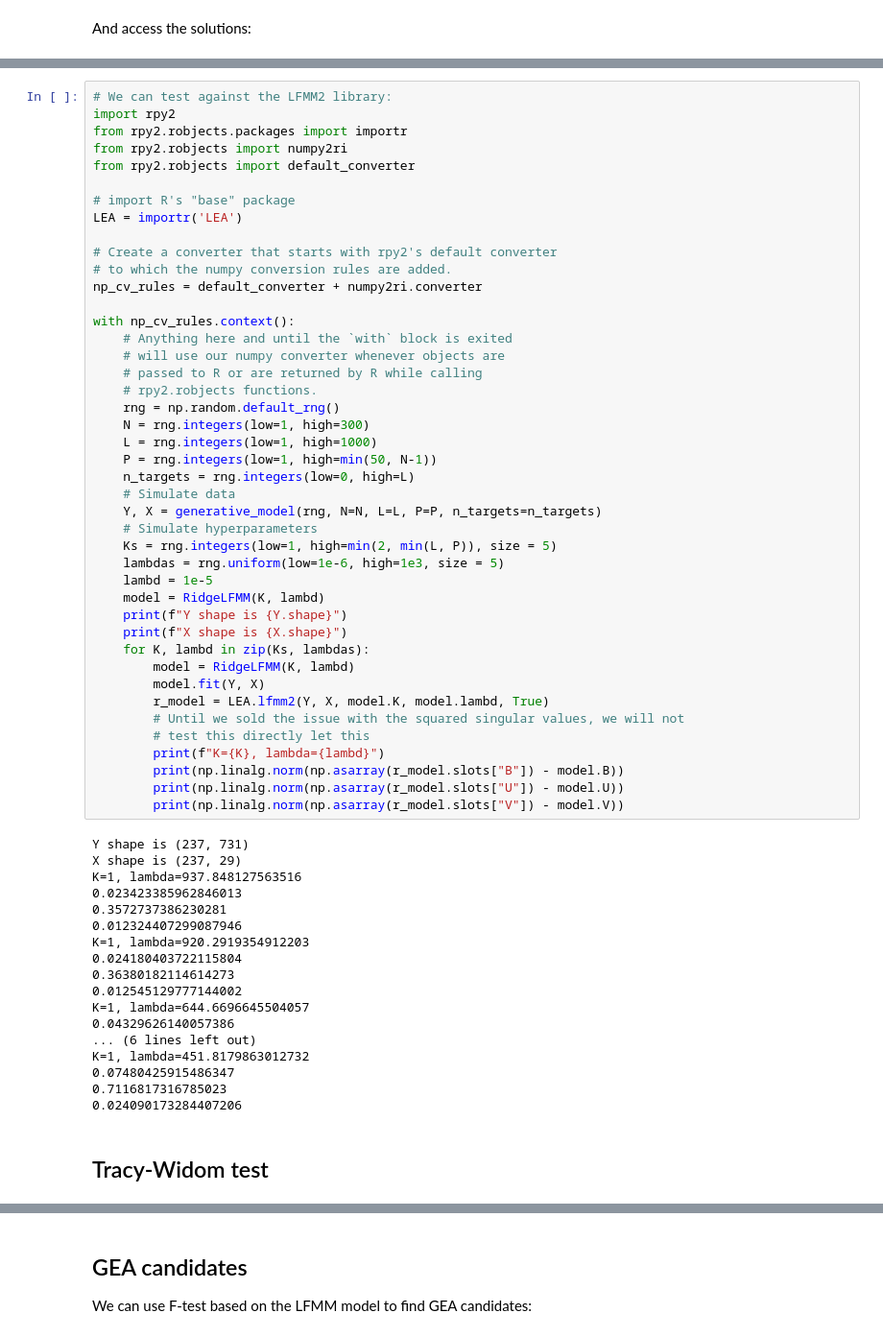
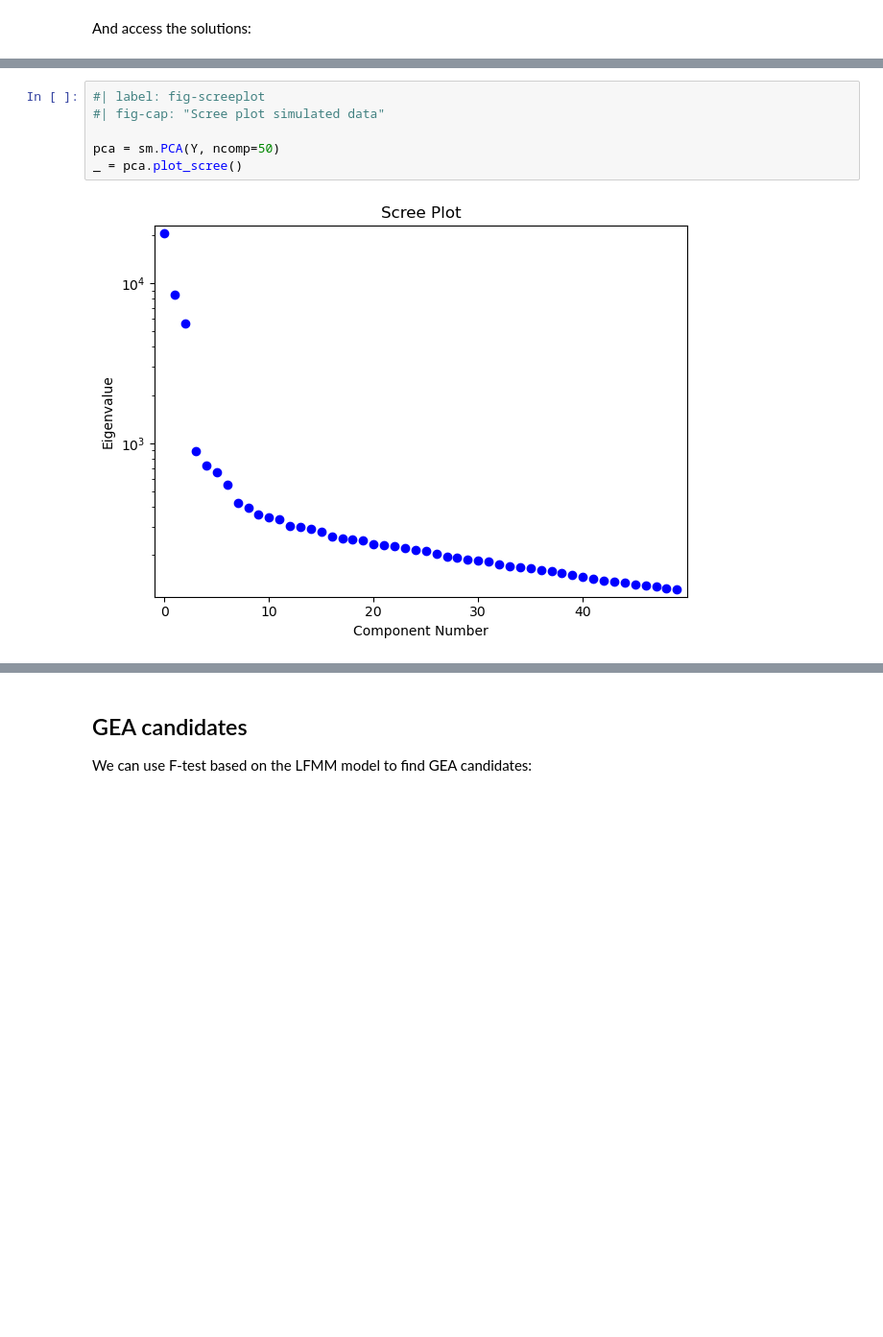
Before and after one commit to currocam/genomic-offsets, a Jupyter notebook: nbs/03_LFMM.ipynb, the cells around one changed output, grey strips where cells are left out. Shown at 96% size. Saved outputs shown, nothing was run; the diff lists cells and outputs as text; blank space fills up the shorter version.

```diff
--- a/nbs/03_LFMM.ipynb
+++ b/nbs/03_LFMM.ipynb
@@ -137,63 +137,8 @@ sm.PCA(Y, ncomp=10).plot_scree()
-# %%
-# We can test against the LFMM2 library:
-import rpy2
-from rpy2.robjects.packages import importr
-from rpy2.robjects import numpy2ri
-from rpy2.robjects import default_converter
-
-# import R's "base" package
-LEA = importr('LEA')
-
-# Create a converter that starts with rpy2's default converter
-# to which the numpy conversion rules are added.
-np_cv_rules = default_converter + numpy2ri.converter
-
-with np_cv_rules.context():
-    # Anything here and until the `with` block is exited
-    # will use our numpy converter whenever objects are
-    # passed to R or are returned by R while calling
-    # rpy2.robjects functions.
-    rng = np.random.default_rng()
-    N = rng.integers(low=1, high=300)
-    L = rng.integers(low=1, high=1000)
-    P = rng.integers(low=1, high=min(50, N-1))
-    n_targets = rng.integers(low=0, high=L)
-    # Simulate data
-    Y, X = generative_model(rng, N=N, L=L, P=P, n_targets=n_targets)
-    # Simulate hyperparameters
-    Ks = rng.integers(low=1, high=min(2, min(L, P)), size = 5)
-    lambdas = rng.uniform(low=1e-6, high=1e3, size = 5)
-    lambd = 1e-5
-    model = RidgeLFMM(K, lambd)
-    print(f"Y shape is {Y.shape}")
-    print(f"X shape is {X.shape}")
-    for K, lambd in zip(Ks, lambdas):
-        model = RidgeLFMM(K, lambd)
-        model.fit(Y, X)
-        r_model = LEA.lfmm2(Y, X, model.K, model.lambd, True)
-        # Until we sold the issue with the squared singular values, we will not
-        # test this directly let this
-        print(f"K={K}, lambda={lambd}")
-        print(np.linalg.norm(np.asarray(r_model.slots["B"]) - model.B))
-        print(np.linalg.norm(np.asarray(r_model.slots["U"]) - model.U))
-        print(np.linalg.norm(np.asarray(r_model.slots["V"]) - model.V))
-# %% [output]
-Y shape is (237, 731)
-X shape is (237, 29)
-K=1, lambda=937.848127563516
-0.023423385962846013
-0.3572737386230281
-0.012324407299087946
-K=1, lambda=920.2919354912203
-0.024180403722115804
-0.36380182114614273
-0.012545129777144002
-K=1, lambda=644.6696645504057
-0.04329626140057386
-... (6 lines left out)
-K=1, lambda=451.8179863012732
-0.07480425915486347
-0.7116817316785023
-0.024090173284407206
-# %% [markdown]
-## Tracy-Widom test
+# %%
+#| label: fig-screeplot
+#| fig-cap: "Scree plot simulated data"
+
+pca = sm.PCA(Y, ncomp=50)
+_ = pca.plot_scree()
+# %% [output]
+[figure, added]
```
Also changed, not shown: parts of 28 cells of this notebook, 4 other files.
